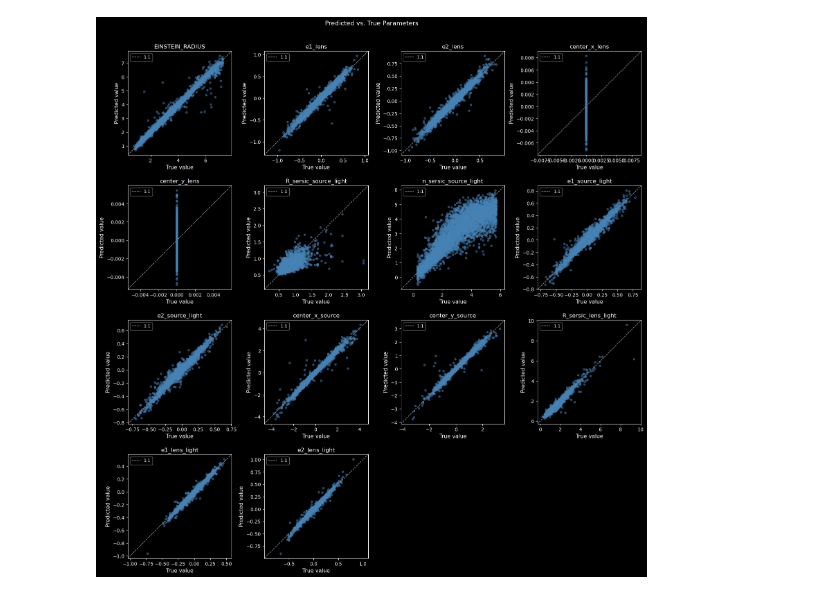
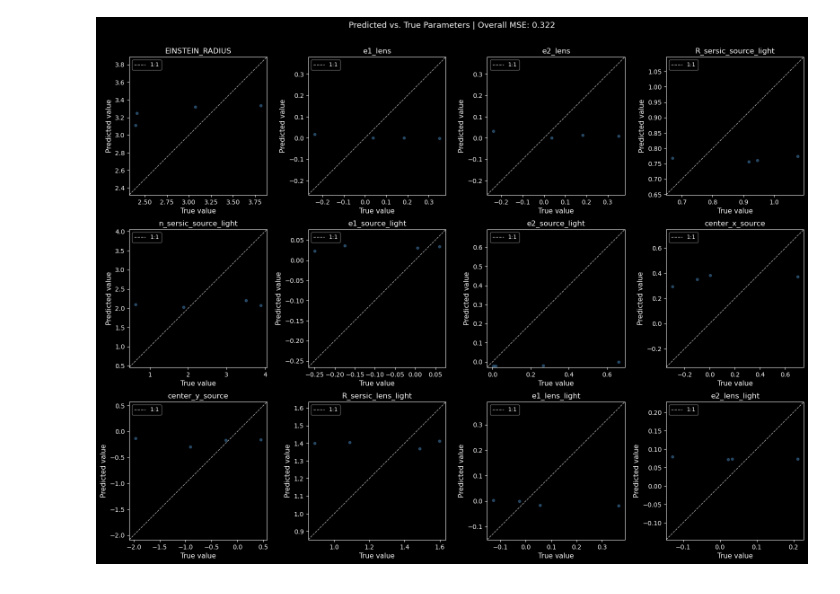
Before and after one commit to JimenaGonzalez/Hybrid_SL_Modeling, a Jupyter notebook: Regression/ML/EfficientNet.ipynb, the cells around one changed output. Cells and saved outputs as stored; diff of their text form; code cells hidden in the pictures.

Commit message:
Decided normalization and learning rate, updated Rojas figures

```diff
--- a/Regression/ML/EfficientNet.ipynb
+++ b/Regression/ML/EfficientNet.ipynb
@@ -420,14 +430,12 @@ EPOCH 2 - VALIDATING...
 # %%
 #print('Maximum memory usage: %s' % max(mem_usage))
 # %%
-path_exp = 'Exp/exp4/' #''   testing,  'Exp/exp2/'
-name = path_exp + 'model_tmp.pt'#'model.pt'#'other.pt'
+path_exp = '' # ''  'Exp/exp2/'
 
-model.load_state_dict(torch.load(name, weights_only=True, map_location=device))
+model.load_state_dict(torch.load(path_exp + 'model_tmp.pt', weights_only=True, map_location=device)) #'model.pt'#'other.pt'
 
-test_loader = torch.load('Exp/exp4/test_loader.pth', weights_only=False)#, batch_size=test_loader.batch_size, shuffle=False, num_workers=0)
-#test_dataset = torch.load('Exp/exp4/test_dataset.pth', weights_only=False) # TO KEEP
-#test_loader = DataLoader(dataset, batch_size=test_loader.batch_size, shuffle=False, num_workers=0) # TO KEEP
+test_loader = torch.load(path_exp + 'test_loader.pth', weights_only=False)
+scaler_y = joblib.load(path_exp + 'scaler_y.joblib')
 
 print('Lowest validation loss (Mean Squared Error): {:.2f}'.format(100*model.loss_valid[-1].item()))
 # %% [output]
@@ -459,15 +467,22 @@ def testing_analysis(test_loader):
     for i, sample in enumerate(tqdm(test_loader)):
         data, target, sample_img, sample_data = sample['image'], sample['label'], sample['img'], sample['data']
 
+        if(i > 100): break
+
         if device.type == "cuda":
             data, target = data.cuda(), target.cuda()
 
         output = model.forward(data)
-        predicted_data.append(pd.DataFrame(output.detach().cpu().numpy()))
-        true_data.append(pd.DataFrame(target.cpu().numpy()))
+        output = output.detach().cpu().numpy()
 
-    predicted_data = pd.concat(predicted_data, ignore_index=True)
-    true_data = pd.concat(true_data, ignore_index=True)
+        predicted_data.append(output[0])
+        true_data.append(target.cpu().numpy()[0])
+
+    predicted_data = scaler_y.inverse_transform(predicted_data)
+    true_data = scaler_y.inverse_transform(true_data)
+
+    predicted_data = pd.DataFrame(predicted_data)
+    true_data = pd.DataFrame(true_data)
 
     return(predicted_data, true_data)
 # %%
@@ -483,0 +494,10 @@ predicted_data = pd.DataFrame(predicted_data)
+# %%
+#Getting measure of error / accuracy
+mse_per_param = ((predicted_data - true_data) ** 2).mean(axis=0)
+
+# Overall MSE (across all parameters)
+overall_mse = ((predicted_data - true_data) ** 2).mean().mean()
+
+print("MSE per parameter:")
+print(mse_per_param)
+print(f"\nOverall MSE: {overall_mse:.6f}")
@@ -484,7 +521,5 @@ predicted_data = pd.DataFrame(predicted_data)
 # %%
-names = ['EINSTEIN_RADIUS', 'e1_lens', 'e2_lens', 'center_x_lens', 'center_y_lens', 'R_sersic_source_light',
-       'n_sersic_source_light', 'e1_source_light', 'e2_source_light', 'center_x_source', 'center_y_source',
-        'R_sersic_lens_light', 'e1_lens_light', 'e2_lens_light']
+names = labels_keep
 column_mapping = {old_column: new_column for old_column, new_column in enumerate(names)}
 predicted_data.rename(columns=column_mapping, inplace=True)
 true_data.rename(columns=column_mapping, inplace=True)
@@ -569,33 +597,34 @@ for i, (ax, name) in enumerate(zip(axes, names)):
     x = np.linspace(min(true_data[name]), max(true_data[name]), 1000)
 
     # 1:1 reference line
     all_vals = np.concatenate([true_data[name], predicted_data[name]])
-    lims = [all_vals.min(), all_vals.max()]
+    #lims = [all_vals.min(), all_vals.max()]
+    lims = [true_data[name].min(), true_data[name].max()]
     margin = (lims[1] - lims[0]) * 0.05
     lims = [lims[0] - margin, lims[1] + margin]
 
     ax.plot(lims, lims, 'w--', linewidth=1, alpha=0.7, label='1:1')
     ax.plot(true_data[name], predicted_data[name], 'o', markersize=4, color='steelblue', alpha=0.5)
     ax.set_xlim(lims)
     ax.set_ylim(lims)
     ax.set_aspect('equal')
     ax.set_title(name, fontsize=12)
     ax.set_xlabel('True value', fontsize=11)
     ax.set_ylabel('Predicted value', fontsize=11)
     ax.tick_params(labelsize=10)
     ax.legend(fontsize=9, framealpha=0.5)
 
 # Hide unused axes
 for ax in axes[len(names):]:
     ax.set_visible(False)
 
-plt.suptitle('Predicted vs. True Parameters', fontsize=13, y=1.01)
+plt.suptitle('Predicted vs. True Parameters | Overall MSE: {:.3f}'.format(overall_mse), fontsize=13, y=1.01)
 plt.tight_layout()
 
 if script:
     plt.savefig('True_Predic_all.png', bbox_inches='tight')
     plt.close()
 else:
     plt.show()
 # %% [output]
-[figure, old version]
+[figure, new version]
```
Also changed, not shown: parts of 16 cells of this notebook, 2 other files.
